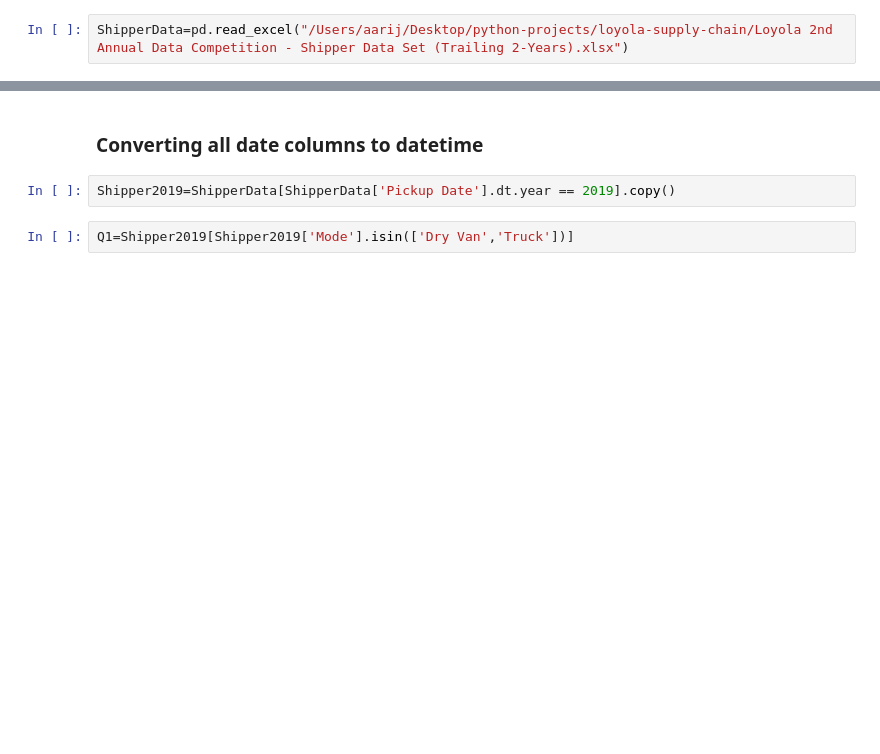
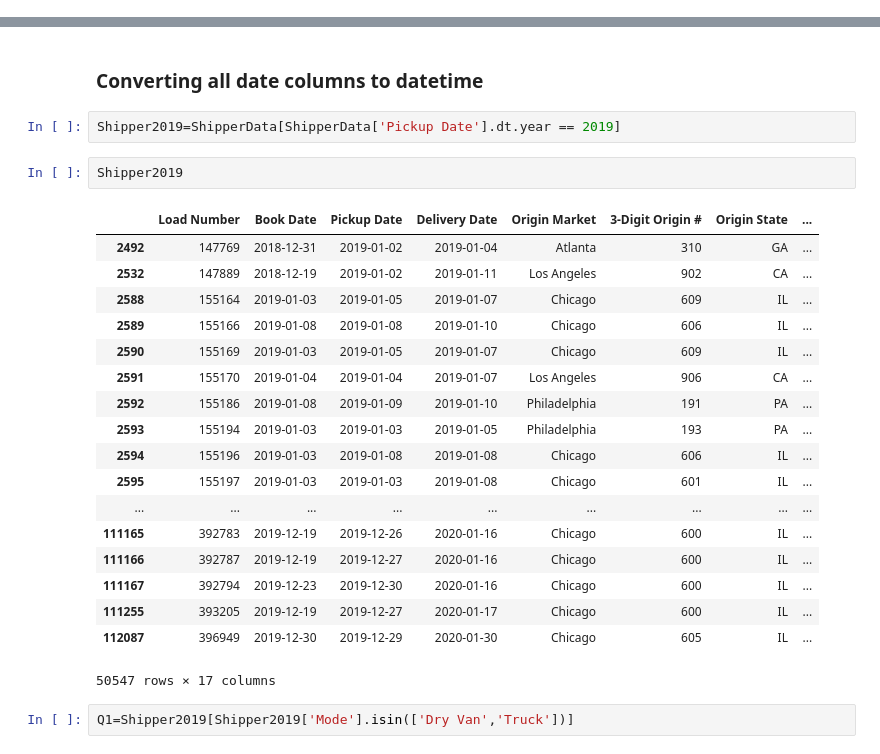
Before and after one commit to cmarshall1999/Loyola-Supply-Chain-Competition, a Jupyter notebook: Loyola-Supply-Chain-Analysis.ipynb, the cells around one changed output, grey strips where cells are left out. Drawn from its saved outputs; the diff is of its cells as text; blank space fills up the shorter version.

```diff
--- a/Loyola-Supply-Chain-Analysis.ipynb
+++ b/Loyola-Supply-Chain-Analysis.ipynb
@@ -26,5 +23,3 @@ FreightWaves=pd.read_excel("/Users/aarij/Desktop/python-projects/loyola-supply-c
-# %%
-ShipperData=pd.read_excel("/Users/aarij/Desktop/python-projects/loyola-supply-chain/Loyola 2nd Annual Data Competition - Shipper Data Set (Trailing 2-Years).xlsx")
 # %%
 ShipperData.head()
 # %% [output]
@@ -152,7 +159,28 @@ ShipperData.head()
 # %% [markdown]
 ### Converting all date columns to datetime
 # %%
-Shipper2019=ShipperData[ShipperData['Pickup Date'].dt.year == 2019].copy()
+Shipper2019=ShipperData[ShipperData['Pickup Date'].dt.year == 2019]
+# %%
+Shipper2019
+# %% [output]
+|  | Load Number | Book Date | Pickup Date | Delivery Date | Origin Market | 3-Digit Origin # | Origin State | ... |
+| 2492 | 147769 | 2018-12-31 | 2019-01-02 | 2019-01-04 | Atlanta | 310 | GA | ... |
+| 2532 | 147889 | 2018-12-19 | 2019-01-02 | 2019-01-11 | Los Angeles | 902 | CA | ... |
+| 2588 | 155164 | 2019-01-03 | 2019-01-05 | 2019-01-07 | Chicago | 609 | IL | ... |
+| 2589 | 155166 | 2019-01-08 | 2019-01-08 | 2019-01-10 | Chicago | 606 | IL | ... |
+| 2590 | 155169 | 2019-01-03 | 2019-01-05 | 2019-01-07 | Chicago | 609 | IL | ... |
+| 2591 | 155170 | 2019-01-04 | 2019-01-04 | 2019-01-07 | Los Angeles | 906 | CA | ... |
+| 2592 | 155186 | 2019-01-08 | 2019-01-09 | 2019-01-10 | Philadelphia | 191 | PA | ... |
+| 2593 | 155194 | 2019-01-03 | 2019-01-03 | 2019-01-05 | Philadelphia | 193 | PA | ... |
+| 2594 | 155196 | 2019-01-03 | 2019-01-08 | 2019-01-08 | Chicago | 606 | IL | ... |
+| 2595 | 155197 | 2019-01-03 | 2019-01-03 | 2019-01-08 | Chicago | 601 | IL | ... |
+| ... | ... | ... | ... | ... | ... | ... | ... | ... |
+| 111165 | 392783 | 2019-12-19 | 2019-12-26 | 2020-01-16 | Chicago | 600 | IL | ... |
+| 111166 | 392787 | 2019-12-19 | 2019-12-27 | 2020-01-16 | Chicago | 600 | IL | ... |
+| 111167 | 392794 | 2019-12-23 | 2019-12-30 | 2020-01-16 | Chicago | 600 | IL | ... |
+| 111255 | 393205 | 2019-12-19 | 2019-12-27 | 2020-01-17 | Chicago | 600 | IL | ... |
+| 112087 | 396949 | 2019-12-30 | 2019-12-29 | 2020-01-30 | Chicago | 605 | IL | ... |
+50547 rows × 17 columns
 # %%
 Q1=Shipper2019[Shipper2019['Mode'].isin(['Dry Van','Truck'])]
 # %%
```
Also changed, not shown: parts of 23 cells of this notebook, 2 other files.
